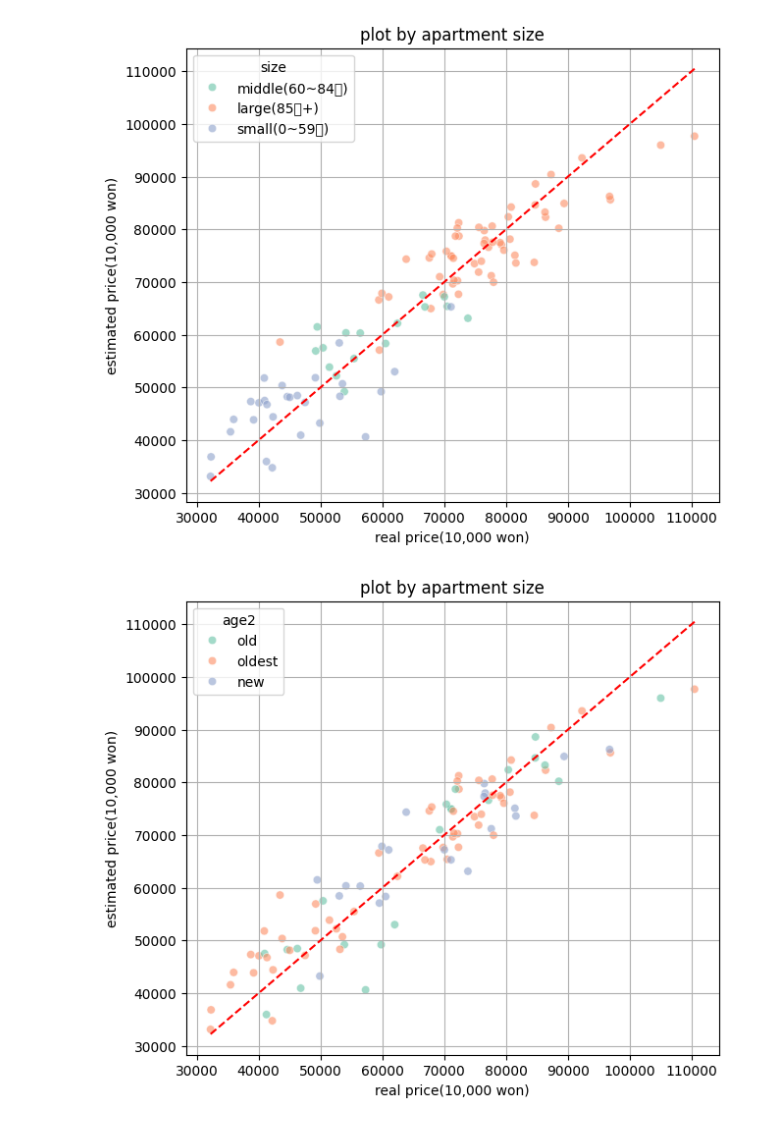
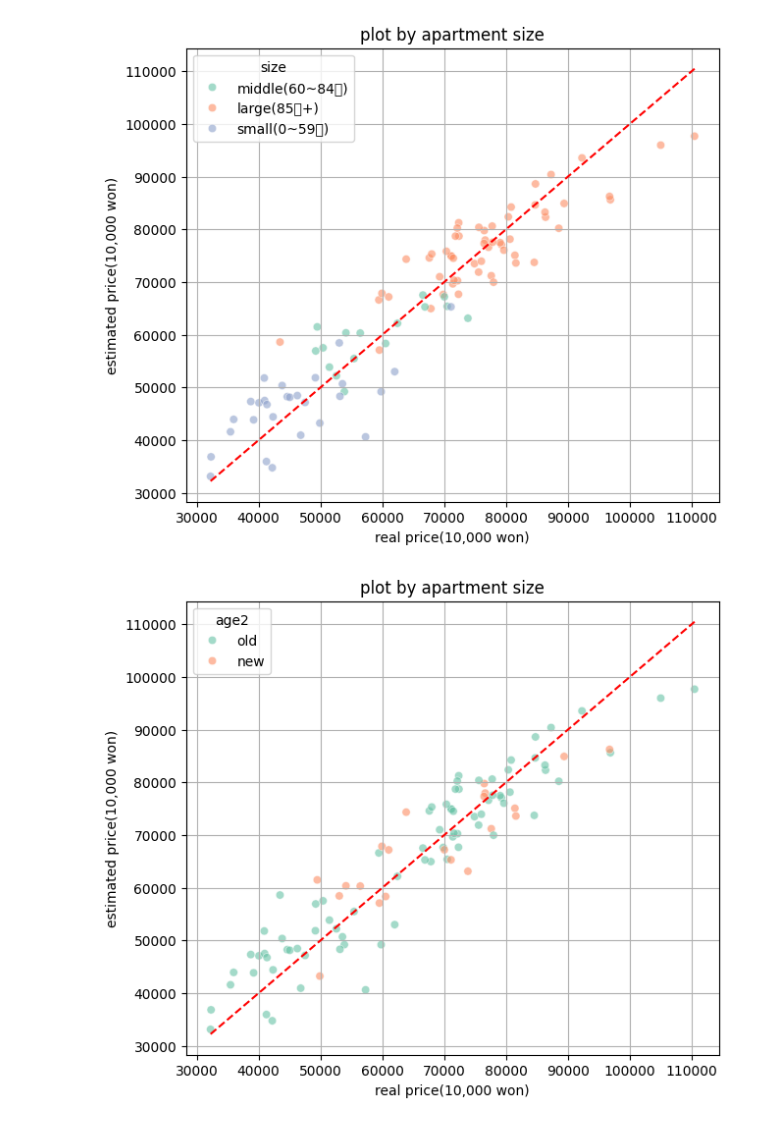
Before and after one commit to gahz8212/python, a Jupyter notebook: 한국아파트가격예측3.ipynb, the cells around one changed output. Drawn from its saved outputs; the diff is of its cells as text; code cells hidden in the pictures.

```diff
--- a/한국아파트가격예측3.ipynb
+++ b/한국아파트가격예측3.ipynb
@@ -241,32 +241,31 @@ plt.show()
 # %%
 # (2) 평형대 만들기
 def area_age(x):
     if x < 10:
         return "new"
-    elif x < 20:
+    else:
         return "old"
-    else:
-        return "oldest"
+
 
 df_test["age2"] = df_test["건물연식"].apply(area_age) # 전용면적 리스트에 모두 적용되므로 브로드캐스팅 되었다고 한다.
 
 # 평형대별 산점도
 plt.figure(figsize=(7,6))
 sns.scatterplot(
     x=y_test,
     y=y_pred,
     hue=df_test["age2"],
     palette="Set2",
     alpha=0.6
 )
 plt.plot([y_test.min(), y_test.max()],
          [y_test.min(), y_test.max()],
          'r--')
 plt.title("plot by apartment size")
 plt.xlabel("real price(10,000 won)")
 plt.ylabel("estimated price(10,000 won)")
 plt.grid(True)
 plt.show()
-#평수가 집값에 영향을 끼친다.
+#신축/구축은 집값에 큰 영향을 주진 않는다
 # %% [output]
-[figure, old version]
+[figure, new version]
```
